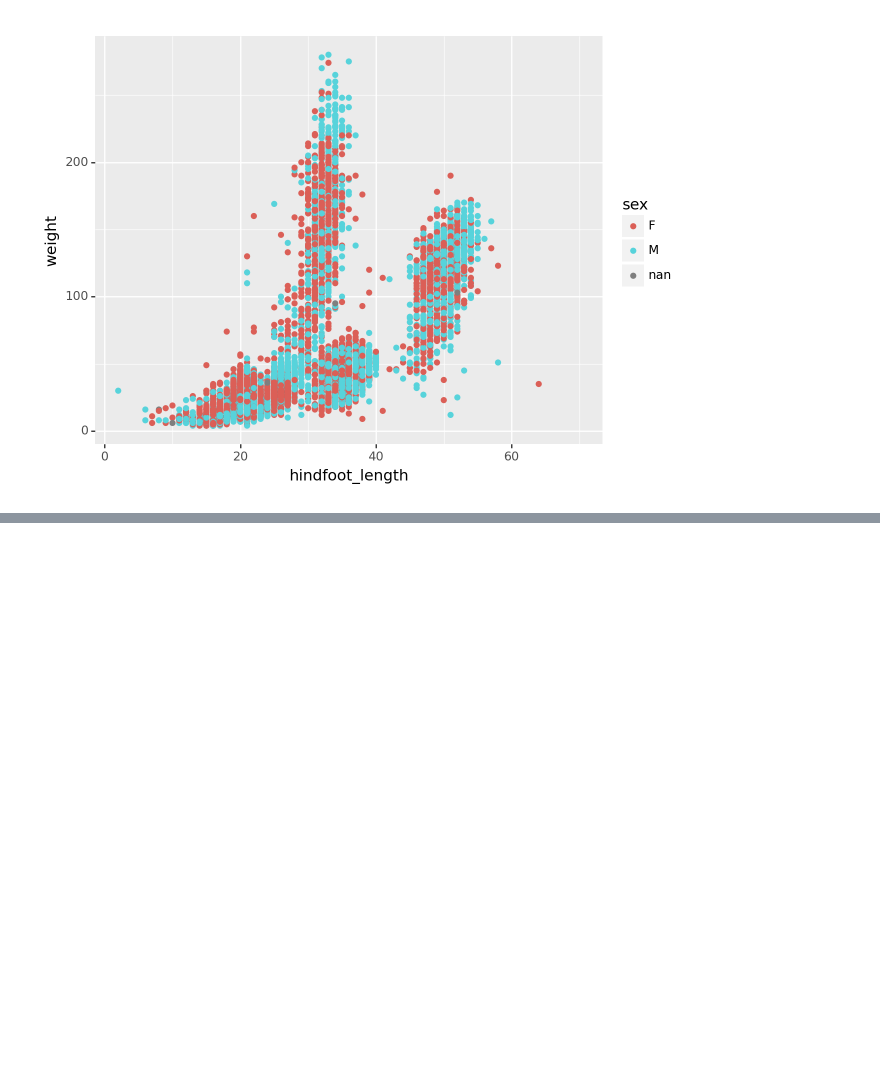
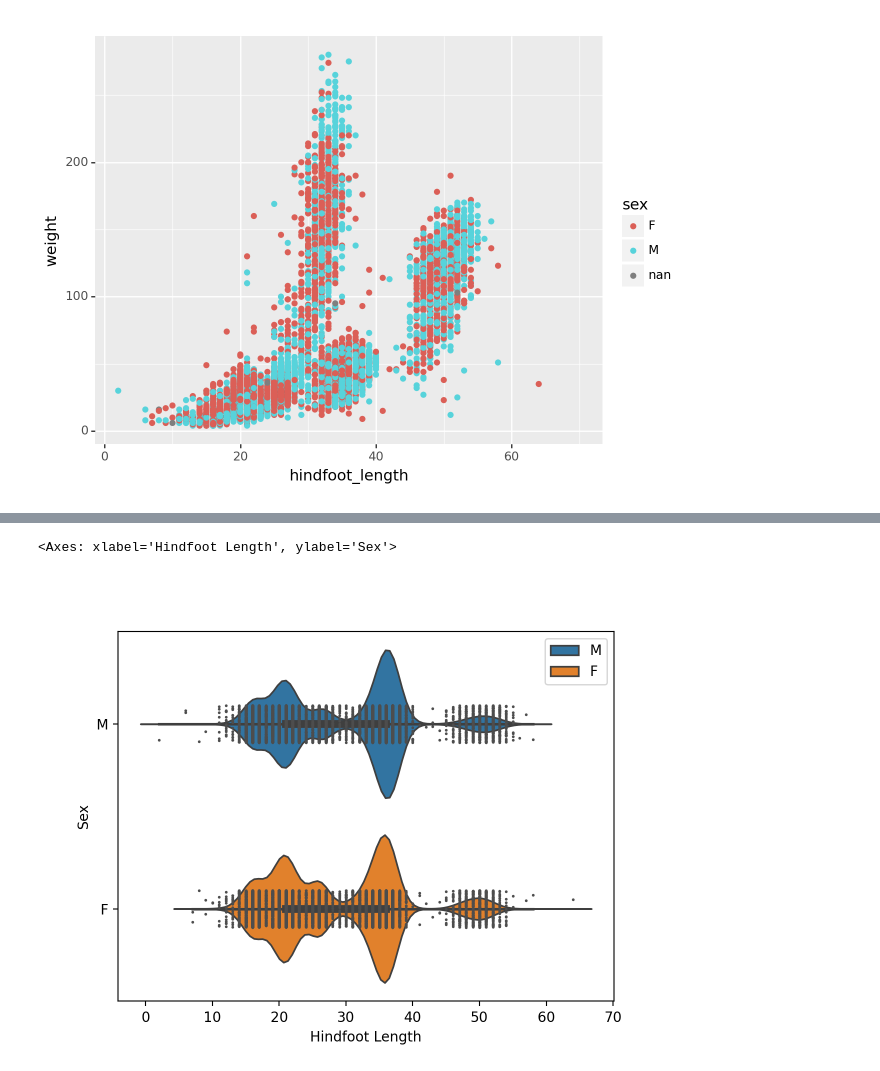
Before and after one commit to brewerlab/praccomp2026, a Jupyter notebook: praccomp2026_20260928.ipynb, the cells around one changed output, grey strips where cells are left out. Cells and saved outputs as stored; diff of their text form; code cells hidden in the pictures; blank space fills up the shorter version.

```diff
--- a/praccomp2026_20260928.ipynb
+++ b/praccomp2026_20260928.ipynb
@@ -421,9 +425,12 @@ sns.lmplot(x ='hindfoot_length', y ='weight', data = surveys_df,
 # %%
 import seaborn as sns
 import matplotlib.pyplot as plt
 
-sns.boxplot(surveys_df, x="hindfoot_length", y="sex", hue="sex").set(ylabel="Sex", xlabel="Hindfoot Length")
+sns.violinplot(surveys_df, x="hindfoot_length", y="sex", hue="sex").set(ylabel="Sex", xlabel="Hindfoot Length")
 sns.stripplot(surveys_df, x="hindfoot_length", y="sex", size=2, color=".3")
+# %% [output]
+<Axes: xlabel='Hindfoot Length', ylabel='Sex'>
+[figure, added]
 # %%
 import seaborn as sns
 import matplotlib.pyplot as plt
```
Also changed, not shown: parts of 9 cells of this notebook.
